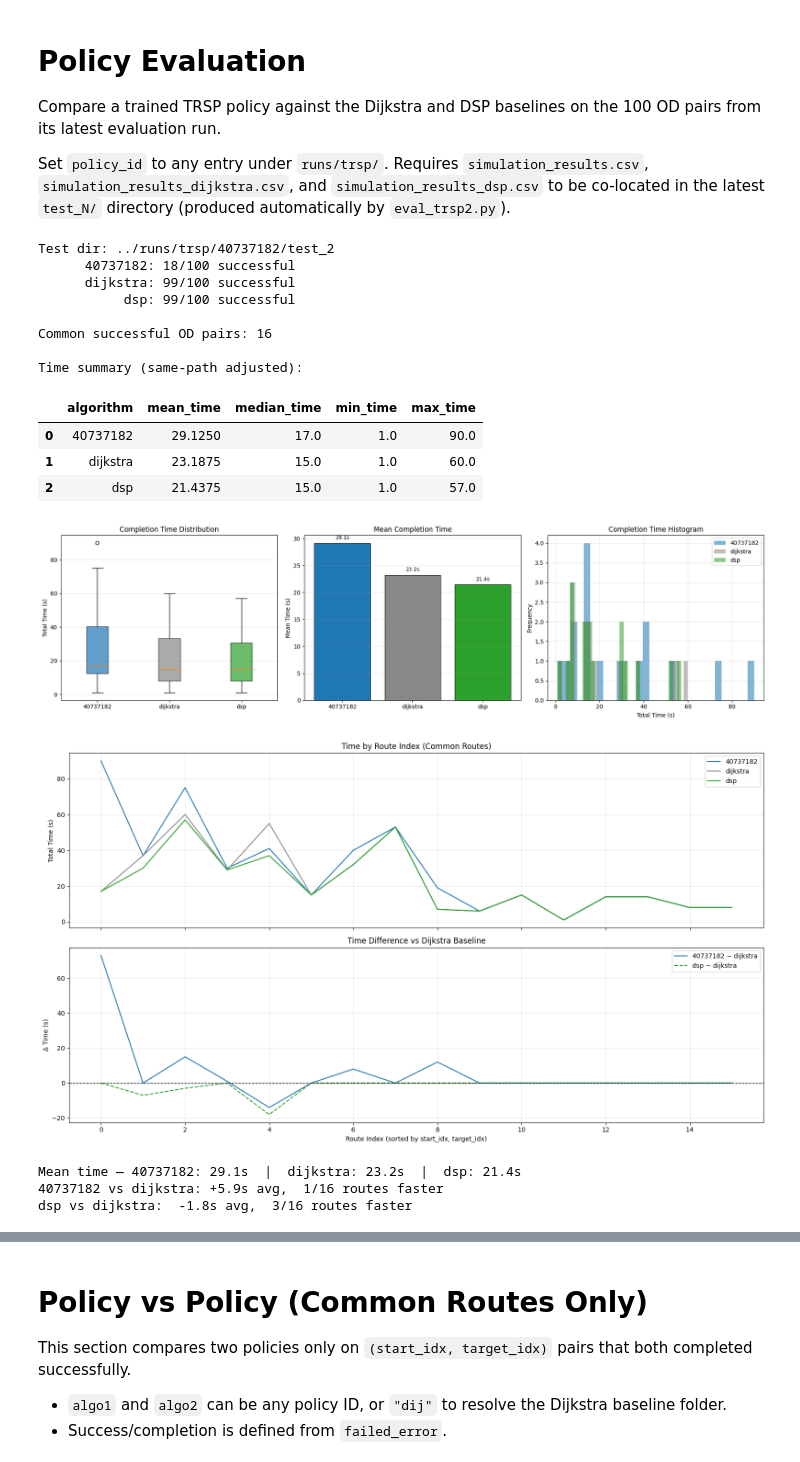
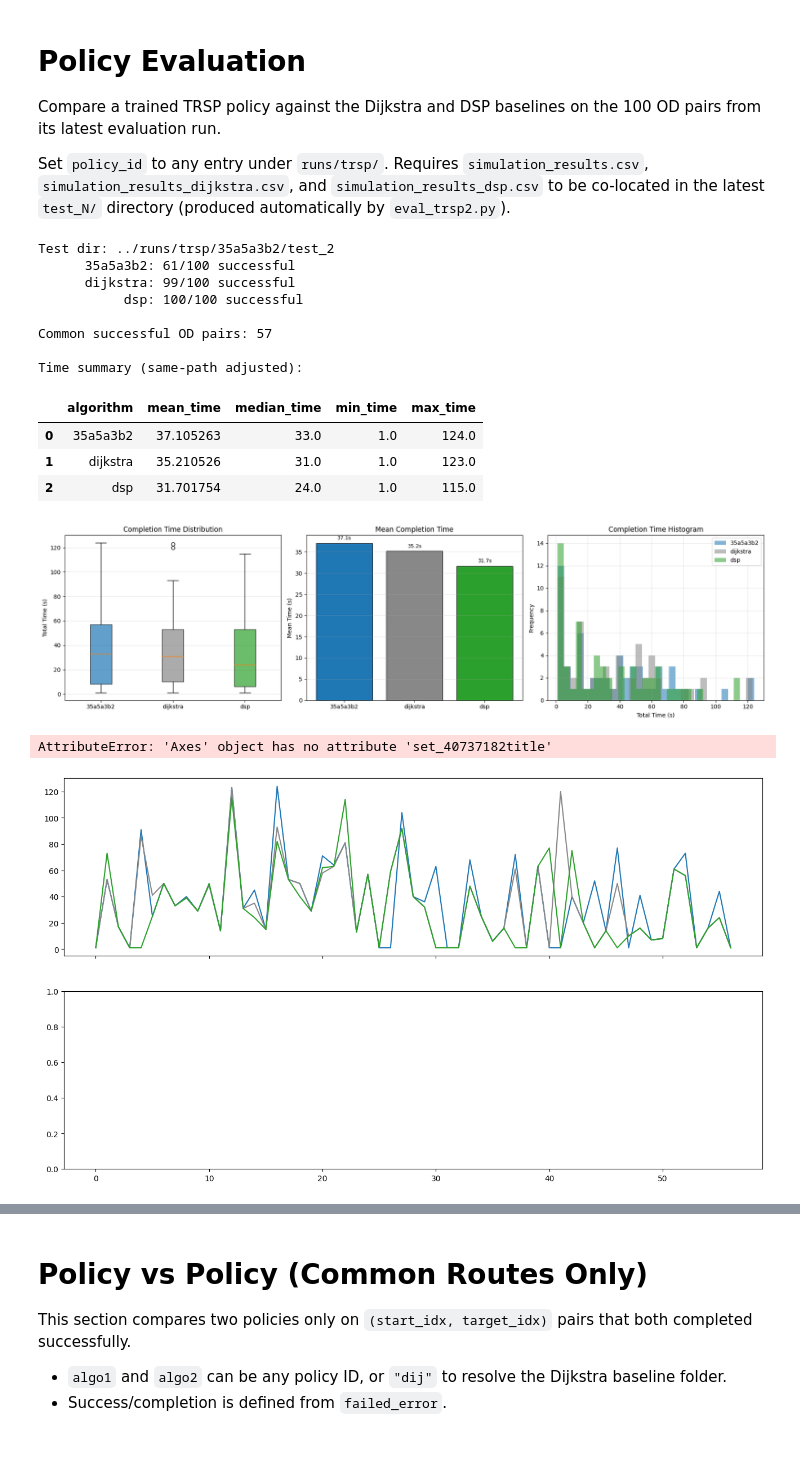
Before and after one commit to shinobi-wolf/FleetNav, a Jupyter notebook: notebooks/trsp_testing_analysis.ipynb, the cells around one changed output, grey strips where cells are left out. Cells and saved outputs as stored; diff of their text form; code cells hidden in the pictures.

```diff
--- a/notebooks/trsp_testing_analysis.ipynb
+++ b/notebooks/trsp_testing_analysis.ipynb
@@ -11,7 +11,7 @@ import numpy as np
 from pathlib import Path
 
 # --- User config ---
-policy_id = "40737182"
+policy_id = "35a5a3b2"
 
 # --- Helpers (prefixed _pe_ to avoid conflicts with later sections) ---
 def _pe_latest_test_dir(policy_dir: Path) -> Path:
@@ -105,18 +105,18 @@ print(f"\nCommon successful OD pairs: {len(pe_common_pairs)}")
 print("\nTime summary (same-path adjusted):")
 display(summary)
 # %% [output]
-Test dir: ../runs/trsp/40737182/test_2
-      40737182: 18/100 successful
+Test dir: ../runs/trsp/35a5a3b2/test_2
+      35a5a3b2: 61/100 successful
       dijkstra: 99/100 successful
-           dsp: 99/100 successful
+           dsp: 100/100 successful
 
-Common successful OD pairs: 16
+Common successful OD pairs: 57
 
 Time summary (same-path adjusted):
 |  | algorithm | mean_time | median_time | min_time | max_time |
-| 0 | 40737182 | 29.1250 | 17.0 | 1.0 | 90.0 |
-| 1 | dijkstra | 23.1875 | 15.0 | 1.0 | 60.0 |
-| 2 | dsp | 21.4375 | 15.0 | 1.0 | 57.0 |
+| 0 | 35a5a3b2 | 37.105263 | 33.0 | 1.0 | 124.0 |
+| 1 | dijkstra | 35.210526 | 31.0 | 1.0 | 123.0 |
+| 2 | dsp | 31.701754 | 24.0 | 1.0 | 115.0 |
 # %%
 import matplotlib.pyplot as plt
 
@@ -156,39 +156,37 @@ axes[2].legend(); axes[2].grid(alpha=0.3)
 plt.tight_layout(); plt.show()
 
 # --- Route-index: absolute times + diffs vs Dijkstra ---
 t_pol, t_dij, t_dsp = pe_times
 ridx = pe_dfs[0]["route_index"]
 
 fig, axes = plt.subplots(2, 1, figsize=(16, 9), sharex=True)
 
 for d, lbl, c in zip(pe_dfs, pe_labels, pe_lbl_colors):
     axes[0].plot(d["route_index"], d[_PE_TIME_COL], label=lbl, color=c, linewidth=1.5)
-axes[0].set_title("Time by Route Index (Common Routes)")
+axes[0].set_40737182title("Time by Route Index (Common Routes)")
 axes[0].set_ylabel("Total Time (s)"); axes[0].legend(); axes[0].grid(alpha=0.3)
 
 axes[1].plot(ridx, t_pol - t_dij, color=_PE_COLORS[pe_labels[0]], linewidth=1.5,
              label=f"{pe_labels[0]} − dijkstra")
 axes[1].plot(ridx, t_dsp - t_dij, color=_PE_COLORS["dsp"], linewidth=1.5,
              linestyle="--", label="dsp − dijkstra")
 axes[1].axhline(0, color="black", linestyle="--", linewidth=1)
 axes[1].set_title("Time Difference vs Dijkstra Baseline")
 axes[1].set_xlabel("Route Index (sorted by start_idx, target_idx)")
 axes[1].set_ylabel("Δ Time (s)"); axes[1].legend(); axes[1].grid(alpha=0.3)
 
 plt.tight_layout(); plt.show()
 
 n_common = len(pe_common_pairs)
 print(f"Mean time — {pe_labels[0]}: {means[0]:.1f}s  |  dijkstra: {means[1]:.1f}s  |  dsp: {means[2]:.1f}s")
 print(f"{pe_labels[0]} vs dijkstra: {(t_pol - t_dij).mean():+.1f}s avg,  "
       f"{(t_pol < t_dij).sum()}/{n_common} routes faster")
 print(f"dsp vs dijkstra:  {(t_dsp - t_dij).mean():+.1f}s avg,  "
       f"{(t_dsp < t_dij).sum()}/{n_common} routes faster")
 # %% [output]
-[figure, old version]
+[figure, new version]
+AttributeError: 'Axes' object has no attribute 'set_40737182title'
-[figure, old version]
+[figure, new version]
-Mean time — 40737182: 29.1s  |  dijkstra: 23.2s  |  dsp: 21.4s
-40737182 vs dijkstra: +5.9s avg,  1/16 routes faster
-dsp vs dijkstra:  -1.8s avg,  3/16 routes faster
 # %%
 import sumolib
 import yaml as _yaml_pe
```
Also changed, not shown: parts of 1 cell of this notebook, 15 other files.
